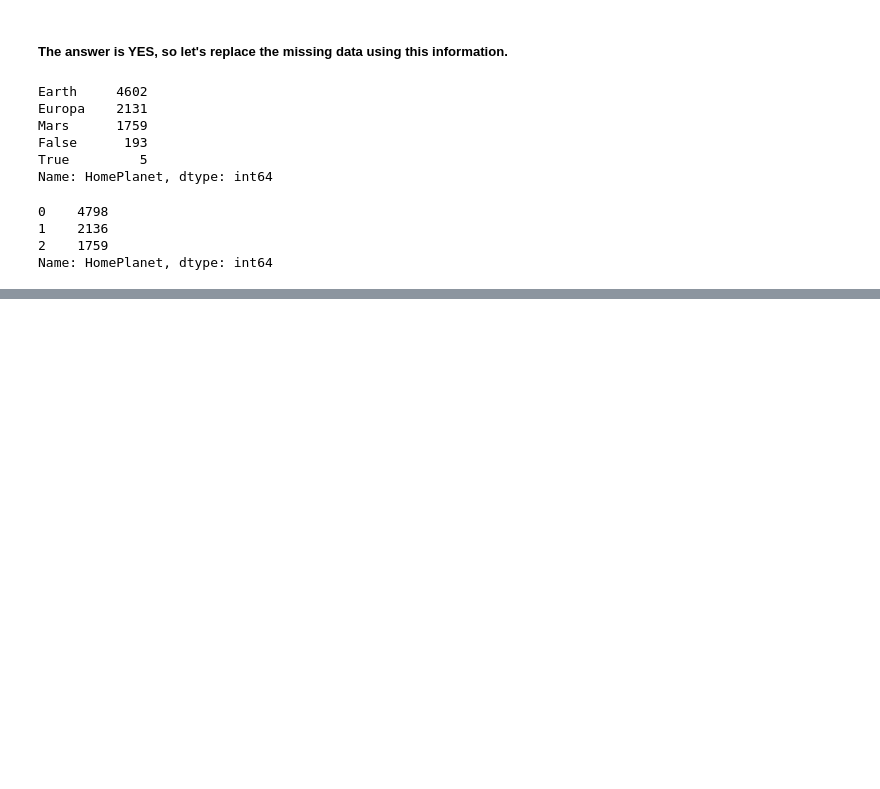
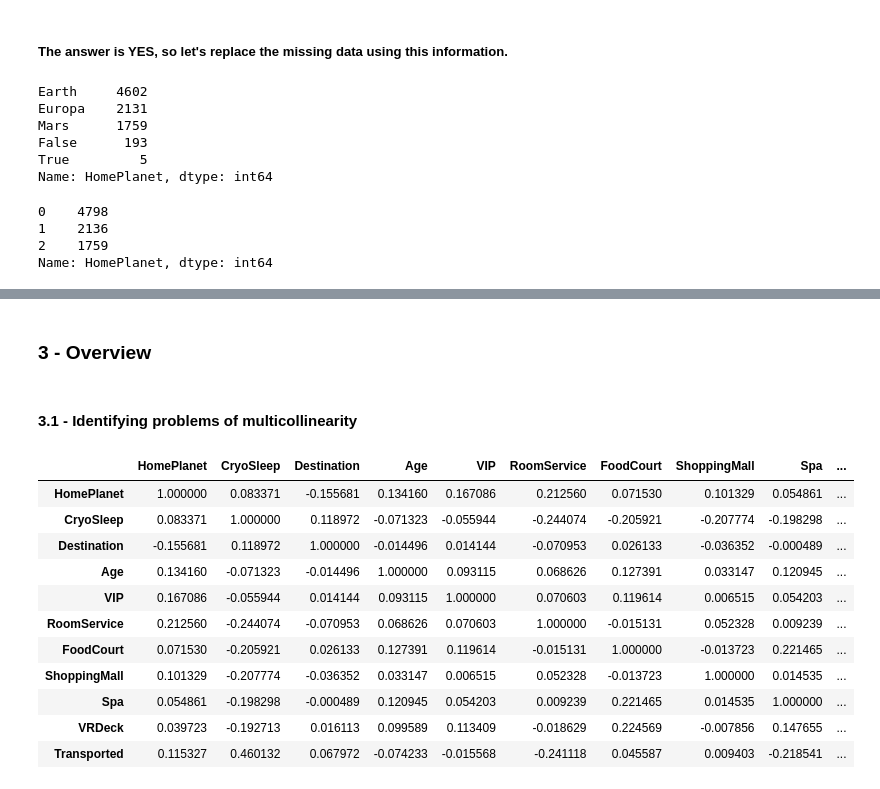
Before and after one commit to Mota-Scientist/Basic-Kaggle-Competitions, a Jupyter notebook: Spaceship_Titanic/spacial_titanic.ipynb, the cells around one changed output, grey strips where cells are left out. Drawn from its saved outputs; the diff is of its cells as text; code cells hidden in the pictures; blank space fills up the shorter version.

```diff
--- a/Spaceship_Titanic/spacial_titanic.ipynb
+++ b/Spaceship_Titanic/spacial_titanic.ipynb
@@ -195,0 +328,11 @@ test['VIP'].fillna(test['HomePlanet'],inplace = True)
+# %%
+# true = 1
+# false = 0
+
+def transform_output(num):
+    if num == True:
+        return 1
+    else:
+        return 0
+
+train['Transported'] = train['Transported'].map(transform_output)
@@ -195,0 +348,21 @@ test['VIP'].fillna(test['HomePlanet'],inplace = True)
+# %% [markdown]
+### 3 - Overview
+# %% [markdown]
+#### 3.1 - Identifying problems of multicollinearity
+# %%
+# Pearson Correlation
+
+train.corr()
+# %% [output]
+|  | HomePlanet | CryoSleep | Destination | Age | VIP | RoomService | FoodCourt | ShoppingMall | Spa | ... |
+| HomePlanet | 1.000000 | 0.083371 | -0.155681 | 0.134160 | 0.167086 | 0.212560 | 0.071530 | 0.101329 | 0.054861 | ... |
+| CryoSleep | 0.083371 | 1.000000 | 0.118972 | -0.071323 | -0.055944 | -0.244074 | -0.205921 | -0.207774 | -0.198298 | ... |
+| Destination | -0.155681 | 0.118972 | 1.000000 | -0.014496 | 0.014144 | -0.070953 | 0.026133 | -0.036352 | -0.000489 | ... |
+| Age | 0.134160 | -0.071323 | -0.014496 | 1.000000 | 0.093115 | 0.068626 | 0.127391 | 0.033147 | 0.120945 | ... |
+| VIP | 0.167086 | -0.055944 | 0.014144 | 0.093115 | 1.000000 | 0.070603 | 0.119614 | 0.006515 | 0.054203 | ... |
+| RoomService | 0.212560 | -0.244074 | -0.070953 | 0.068626 | 0.070603 | 1.000000 | -0.015131 | 0.052328 | 0.009239 | ... |
+| FoodCourt | 0.071530 | -0.205921 | 0.026133 | 0.127391 | 0.119614 | -0.015131 | 1.000000 | -0.013723 | 0.221465 | ... |
+| ShoppingMall | 0.101329 | -0.207774 | -0.036352 | 0.033147 | 0.006515 | 0.052328 | -0.013723 | 1.000000 | 0.014535 | ... |
+| Spa | 0.054861 | -0.198298 | -0.000489 | 0.120945 | 0.054203 | 0.009239 | 0.221465 | 0.014535 | 1.000000 | ... |
+| VRDeck | 0.039723 | -0.192713 | 0.016113 | 0.099589 | 0.113409 | -0.018629 | 0.224569 | -0.007856 | 0.147655 | ... |
+| Transported | 0.115327 | 0.460132 | 0.067972 | -0.074233 | -0.015568 | -0.241118 | 0.045587 | 0.009403 | -0.218541 | ... |
```
Also changed, not shown: parts of 34 cells of this notebook.
